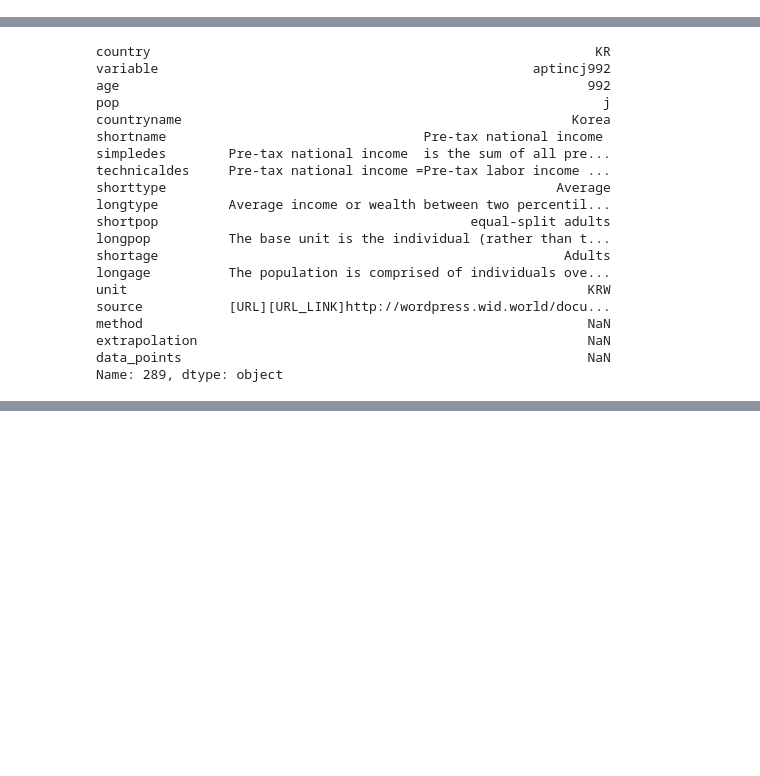
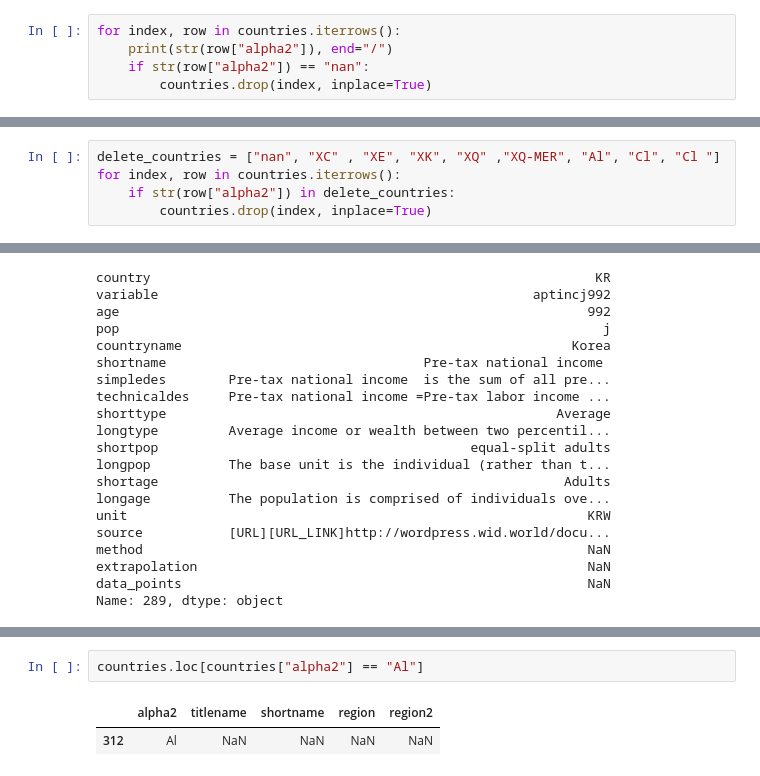
Before and after one commit to Periphanes/WID-Preprocess, a Jupyter notebook: discover.ipynb, the cells around one changed output, grey strips where cells are left out. Cells and saved outputs as stored; diff of their text form; blank space fills up the shorter version.

```diff
--- a/discover.ipynb
+++ b/discover.ipynb
@@ -96,0 +67,5 @@ meta["KR"]
+# %%
+for index, row in countries.iterrows():
+    print(str(row["alpha2"]), end="/")
+    if str(row["alpha2"]) == "nan":
+        countries.drop(index, inplace=True)
@@ -96,0 +74,5 @@ meta["KR"]
+# %%
+delete_countries = ["nan", "XC" , "XE", "XK", "XQ" ,"XQ-MER", "Al", "Cl", "Cl "]
+for index, row in countries.iterrows():
+    if str(row["alpha2"]) in delete_countries:
+        countries.drop(index, inplace=True)
@@ -155,0 +204,5 @@ for index, value in data["KR"]["year"].value_counts().items():
+# %%
+countries.loc[countries["alpha2"] == "Al"]
+# %% [output]
+|  | alpha2 | titlename | shortname | region | region2 |
+| 312 | Al | NaN | NaN | NaN | NaN |
```
Also changed, not shown: parts of 10 cells of this notebook.
